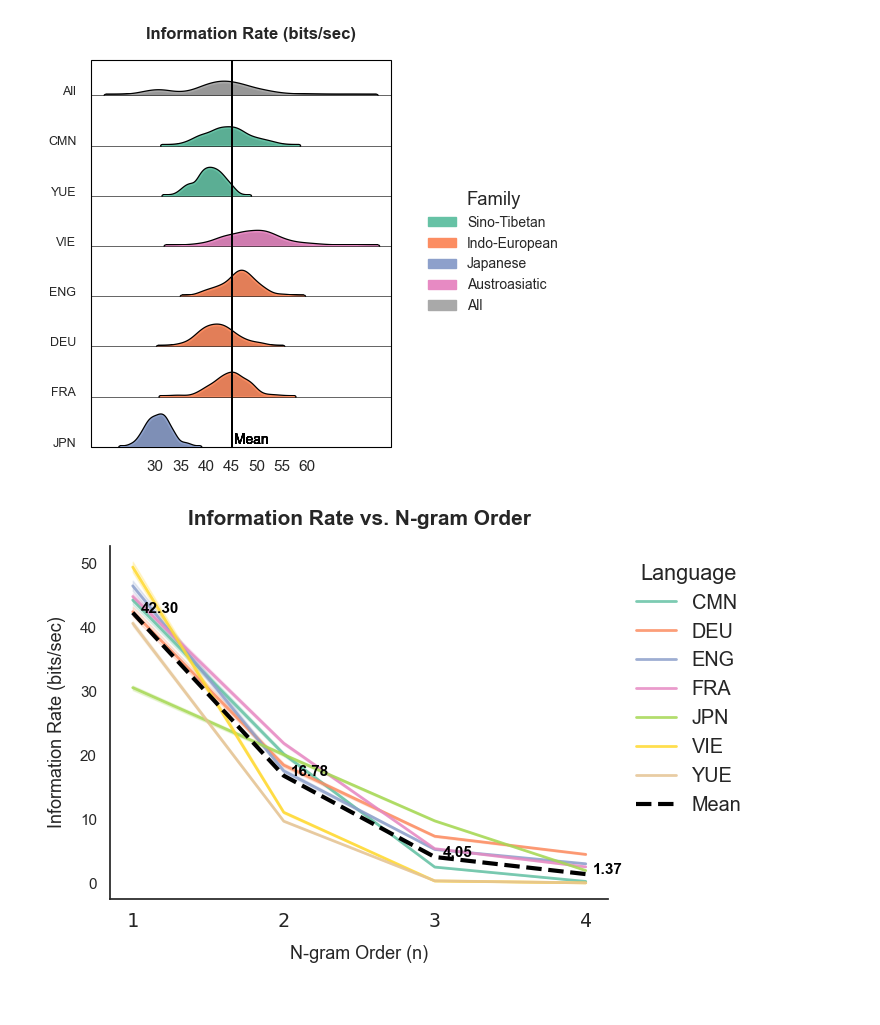
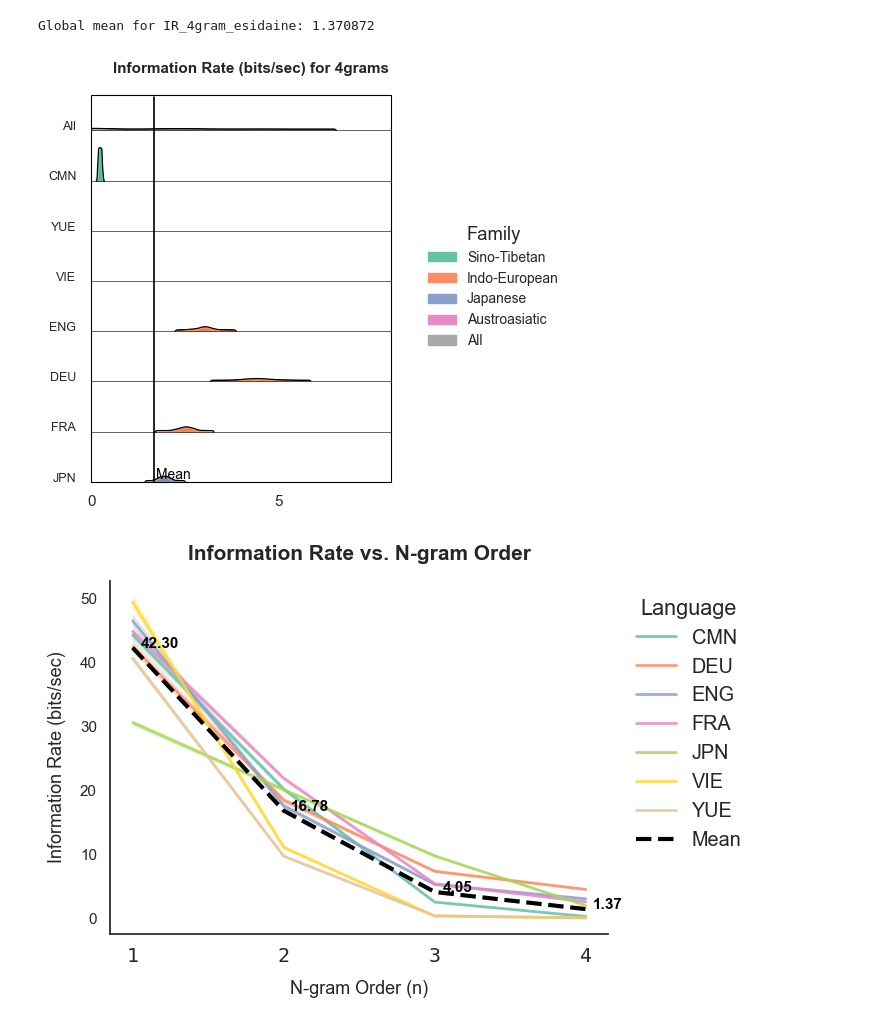
Before and after one commit to ETHZMSProjects/Coupe_Expansion, a Jupyter notebook: emillys_code/plotting.ipynb, the cells around one changed output. Cells and saved outputs as stored; diff of their text form; code cells hidden in the pictures.

Commit message:
Plotting IR across Languages for different n

```diff
--- a/emillys_code/plotting.ipynb
+++ b/emillys_code/plotting.ipynb
@@ -4,6 +4,10 @@ import seaborn as sns
 import matplotlib.pyplot as plt
 from matplotlib.patches import Rectangle
 import matplotlib.patches as mpatches
+
+
+# Choose IR type
+IR_type = "IR_4gram_esidaine"
 
 # Load data
 df_IR = pd.read_csv(
@@ -25,18 +29,16 @@ df_SR.columns = df_SR.columns.str.strip()
 # Add SR to IR dataframe
 df_IR["SR"] = df_SR["speechrate"].values
 
-# Choose IR type
-IR_type = "IR_unigram_esidaine"
-
+assert IR_type in df_IR.columns, f"{IR_type} not found in df_IR columns"
 # Subset columns
-df = df_IR[["Language", "Text", "Speaker", IR_type , "SR"]]
+df_IR = df_IR[["Language", "Text", "Speaker", IR_type , "SR"]]
 
 # Filter only the selected languages
 languages = ["FRA", "JPN", "CMN", "VIE", "YUE", "ENG", "DEU"]
-df = df[df["Language"].isin(languages)]
+df_IR = df_IR[df_IR["Language"].isin(languages)]
 
 # Map language families
-df["Family"] = df["Language"].map({
+df_IR["Family"] = df_IR["Language"].map({
     "FRA": "Indo-European",
     "JPN": "Japanese",
     "CMN": "Sino-Tibetan",
@@ -47,7 +49,7 @@ df["Family"] = df["Language"].map({
 })
 
 # Melt for plotting
-df_long = pd.melt(df,
+df_long = pd.melt(df_IR,
                   id_vars=["Language", "Text", "Speaker", "Family"],
                   value_vars=["SR", IR_type],
                   var_name="variable",
@@ -55,3 +57,6 @@ df_long = pd.melt(df,
 
 # Optional: add alpha column (e.g., for plotting transparency)
 df_long["alpha"] = 0.1
+
+print(df_long.head())
+print(df_IR.head())
@@ -58,10 +76,20 @@ df_long["alpha"] = 0.1
 # %%
+xlim_dict = {
+    "IR_unigram_esidaine": (15, 75),
+    "IR_bigram_esidaine": (0, 35),
+    "IR_trigram_esidaine": (0, 15),
+    "IR_4gram_esidaine": (0, 8)
+}
+xlim = xlim_dict.get(IR_type, (10, 65))
+
+ngram_label = IR_type.split("_")[1] + "s"
+
 # Prepare the data
-df_sn = df[df['Language'] != 'All']
+df_sn = df_IR[df_IR['Language'] != 'All']
 df_sn = df_sn.melt(id_vars=['Language', 'Family'],
-                   value_vars=['IR_unigram_esidaine', 'SR'],
+                   value_vars=[IR_type, 'SR'],
                    var_name='Metric', value_name='Value')
-df_sn = df_sn[df_sn['Metric'] == 'IR_unigram_esidaine'].dropna()
+df_sn = df_sn[df_sn['Metric'] == IR_type].dropna()
 
 # Add aggregated "All" row
 all_data = df_sn.copy()
@@ -103,30 +131,36 @@ g.map_dataframe(kde_with_outline)
 
 # Draw KDE boundaries and mean
 def draw_mean(data, color, **kwargs):
-    global_mean = df[df['Language'] != 'All']["IR_unigram_esidaine"].mean()
+    global_mean = df_IR[df_IR['Language'] != 'All'][IR_type].mean()
+    print(f"Global mean for {IR_type}: {global_mean:.6f}")
 
-    # Convert global_mean (data coordinates) to figure x-coordinate
-    # Use the leftmost axis to transform the value to figure coordinates
-    x_fig = g.axes[0][0].transData.transform((global_mean, 0))[0]  # in pixels
-    x_fig_norm = x_fig / g.figure.bbox.width  # normalize to [0, 1] for figure
+    ax0 = g.axes[0][0]
 
-    # Add a single vertical line in figure coordinates
+    # Ensure limits are set before transforming
+    ax0.set_xlim(*xlim)
+
+    # Correct transform
+    x_fig = ax0.transData.transform((global_mean, 0))[0]
+    x_fig_norm = x_fig / g.figure.bbox.width
+
+    # Draw the line
     g.figure.lines.append(plt.Line2D(
-        [x_fig_norm, x_fig_norm], [0.11, 0.88],  # y-range (adjust as needed)
+        [x_fig_norm, x_fig_norm], [0.11, 0.88],
         transform=g.figure.transFigure,
         color='black', linestyle='-', linewidth=1.2
     ))
 
-    # Annotate the mean line
     g.figure.text(
         x_fig_norm + 0.005, 0.11,
         "Mean",
         ha='left', va='bottom',
-        fontsize=10, color='black', weight='light'
+        fontsize=10, color='black', weight='light',
+        transform=g.figure.transFigure
     )
-
-# Add custom lines
-g.map_dataframe(draw_mean)
+# Set dynamic xlim for all axes
+for ax in g.axes.flat:
+    ax.set_xlim(*xlim)
+draw_mean(None, None)
 
 g.set_titles(row_template="{row_name}", col_template="", size=10)
 
@@ -154,39 +188,40 @@ for ax in g.axes.flat:
         spine.set_linewidth(0.5)
 
 
+xtick_vals = list(range(xlim[0], xlim[1] + 1, 5))
 g.set(yticks=[], ylabel="")
-g.set(xticks=[], xlabel="")
-g.set(xticks=range(30, 65, 5))
-g.set_xticklabels([str(x) for x in range(30, 65, 5)], fontsize = 11)
+g.set(xticks=xtick_vals, xlabel="")
+g.set_xticklabels([str(x) for x in xtick_vals], fontsize=11)
 g.despine(left=True, bottom=False)
 plt.subplots_adjust(hspace=0.5, left=0.1, right=0.85)
-plt.suptitle("Information Rate (bits/sec)", fontsize=12, fontweight='bold', y=0.95)
+plt.suptitle(f"Information Rate (bits/sec) for {ngram_label}", fontsize=11, fontweight='bold', y=0.95)
 
 # Create a square-based legend with border
 legend_handles = [
     mpatches.Patch(color=palette_dict[f], label=f) for f in palette_dict
 ]
 legend = g.fig.legend(
     handles=legend_handles,
     title="Family",
     loc='center right',
     bbox_to_anchor=(1.3, 0.5),
     frameon=False,
     edgecolor='black',
     fontsize = '10'
 )
 g.fig.set_size_inches(4, 5)
 
 # Add rectangle around the figure area
 g.figure.patches.append(Rectangle(
     (0.1, 0.11), 0.75, 0.774,  # (x,y), width, height in figure coordinates
     linewidth=0.8, edgecolor='black', facecolor='none',
     transform=g.figure.transFigure, clip_on=False
 ))
-plt.savefig("C:/Users/emill/Documents/GitHub/Coupe_Expansion/emillys_code/images/IR_across_Languages.png", dpi=300, bbox_inches='tight')
+plt.savefig(f"C:/Users/emill/Documents/GitHub/Coupe_Expansion/emillys_code/images/IR_across_Languages_{ngram_label}.png", dpi=300, bbox_inches='tight')
 plt.show()
 # %% [output]
+Global mean for IR_4gram_esidaine: 1.370872
-[figure, old version]
+[figure, new version]
 # %%
 import pandas as pd
 import seaborn as sns
```
Also changed, not shown: parts of 2 cells of this notebook, 4 other files.
